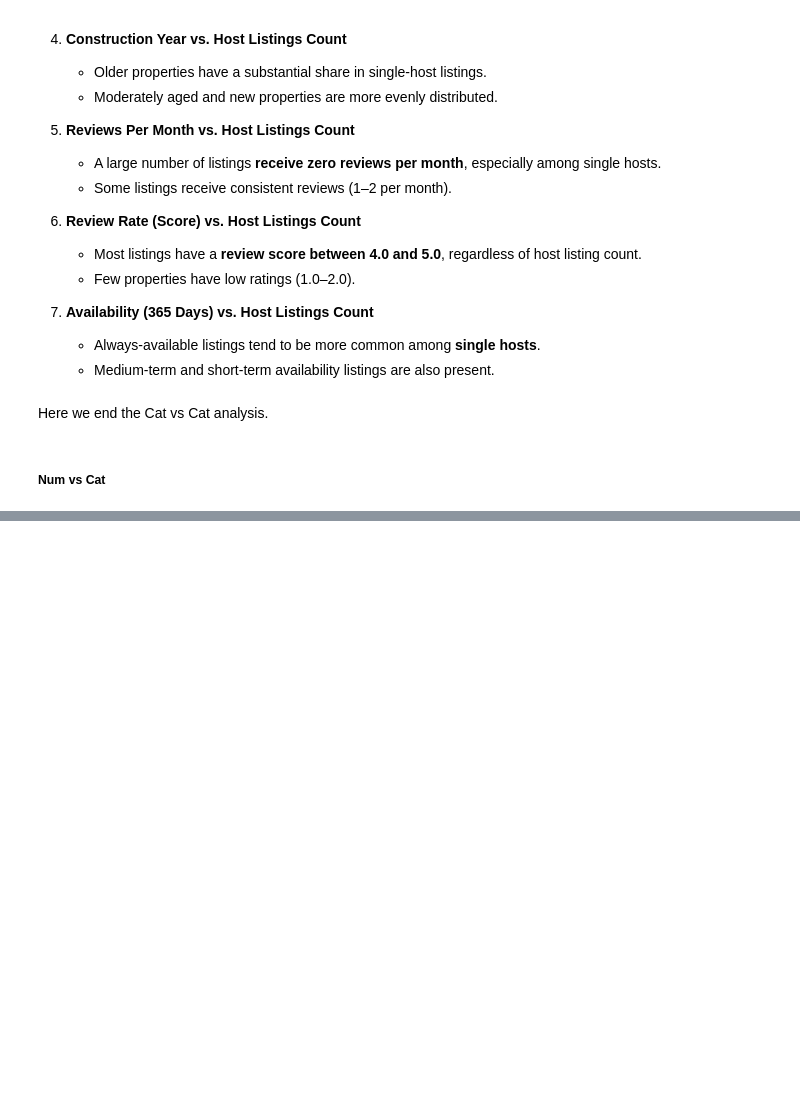
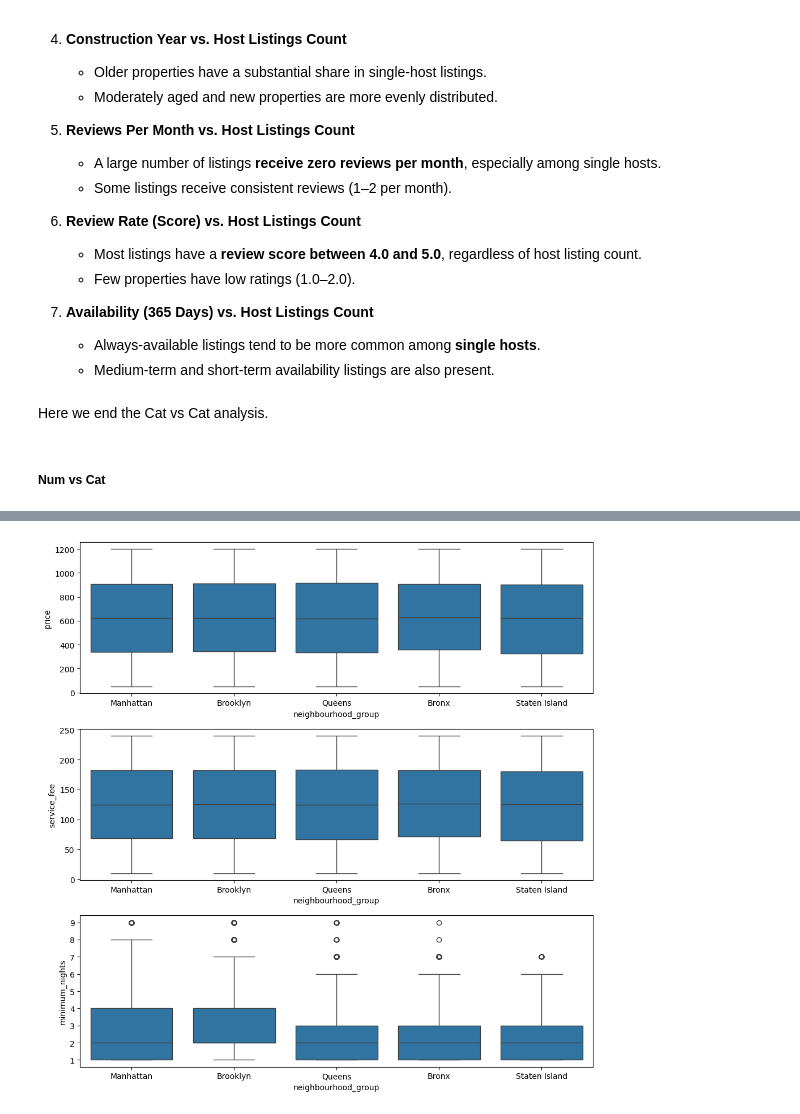
Before and after one commit to Puskchan/Stats, a Jupyter notebook: Stats_Analysis.ipynb, the cells around one changed output, grey strips where cells are left out. Drawn from its saved outputs; the diff is of its cells as text; code cells hidden in the pictures; blank space fills up the shorter version.

```diff
--- a/Stats_Analysis.ipynb
+++ b/Stats_Analysis.ipynb
@@ -646,0 +685,11 @@ plt.show()
+# %%
+from scipy.stats import shapiro
+
+transformed_num_cols = []
+for i in numerical_cols:
+    df_transformation[f'normal_{i}'] = np.log(df[i])
+    transformed_num_cols.append(f'normal_{i}')
+
+for i in transformed_num_cols:
+    stat, p = shapiro(df_transformation[i])
+    print(f"{i} : {"Not normally distribued"if p < 0.05 else "Normally Distributed"}")
@@ -646,0 +700,11 @@ plt.show()
+# %%
+from scipy.stats import shapiro
+
+transformed_num_cols = []
+for i in numerical_cols:
+    df_transformation[f'normal_{i}']= np.sqrt(df[i])
+    transformed_num_cols.append(f'normal_{i}')
+
+for i in transformed_num_cols:
+    stat, p = shapiro(df_transformation[i])
+    print(f"{i} : {"Not normally distribued"if p < 0.05 else "Normally Distributed"}")
@@ -646,0 +715,12 @@ plt.show()
+# %%
+from scipy.stats import boxcox
+from scipy.stats import shapiro
+
+transformed_num_cols = []
+for i in numerical_cols:
+    df_transformation[f'normal_{i}'], _ = boxcox(df[i])
+    transformed_num_cols.append(f'normal_{i}')
+
+for i in transformed_num_cols:
+    stat, p = shapiro(df_transformation[i])
+    print(f"{i} : {"Not normally distribued"if p < 0.05 else "Normally Distributed"}")
@@ -1181,0 +1289,8 @@ Here we end the Cat vs Cat analysis.
+# %%
+def box_plot_cat_num(categorical_var):
+    plt.figure(figsize=(10,10))
+    for j in range(len(numerical_cols)):
+        plt.subplot(3,1,j+1)
+        sns.boxplot(x=df[categorical_var],y=df[numerical_cols[j]],data=df)
+    plt.tight_layout()
+    plt.show()
@@ -1181,0 +1305,4 @@ Here we end the Cat vs Cat analysis.
+# %%
+box_plot_cat_num('neighbourhood_group')
+# %% [output]
+[figure, added]
```
Also changed, not shown: parts of 44 cells of this notebook.
